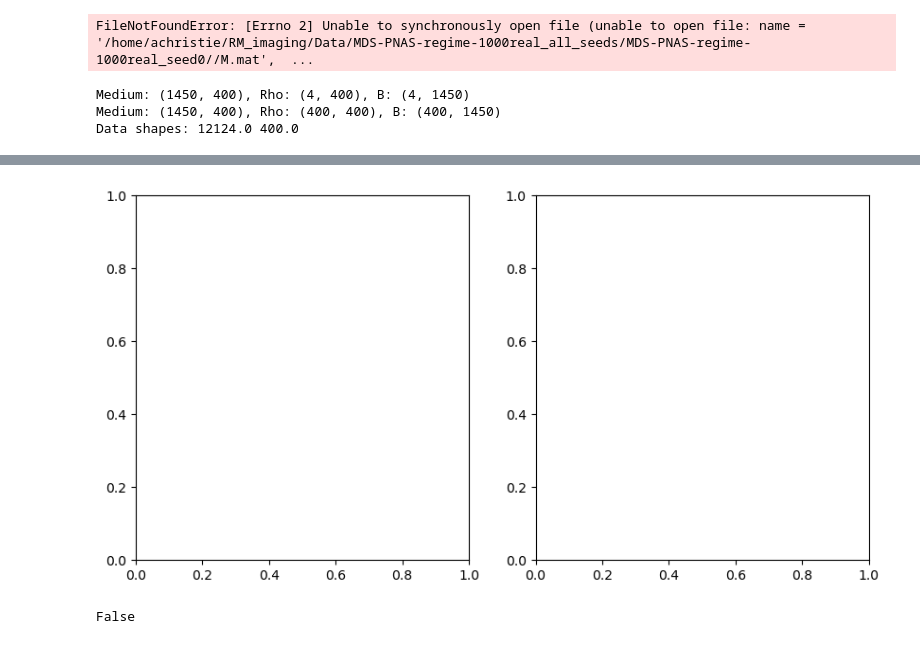
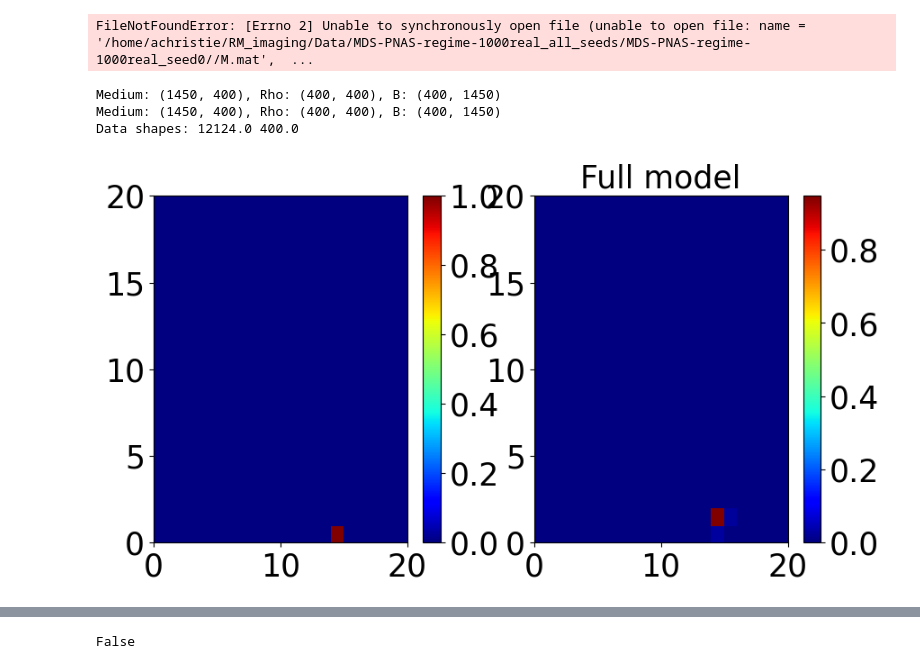
Before and after one commit to alexei-novikov/RM_imaging, a Jupyter notebook: multi_dict.ipynb, the cells around one changed output, grey strips where cells are left out. Drawn from its saved outputs; the diff is of its cells as text; code cells hidden in the pictures.

```diff
--- a/multi_dict.ipynb
+++ b/multi_dict.ipynb
@@ -560,7 +560,7 @@ FileNotFoundError: [Errno 2] Unable to synchronously open file (unable to open f
 ####Tests ordered on fully random data
 layers=[250,1000,750,500, 500, 300, 300, 400,800]
 data_path=os.path.join(cwd,'Data/PNAS-regime_all_seeds/PNAS-regime_seed0')
-labeled_data=40
+labeled_data=400
 training_data=H.data_rho_CC(data_path+'/train',labeled_data/80000,1)
 medium= np.array(mat73.loadmat(data_path+'/rtt.mat')['Artt'])
 device = torch.device("cuda" if torch.cuda.is_available() else "cpu")
@@ -571,31 +571,32 @@ print('Data shapes:', training_data[0][0].shape[0]/2, training_data.rho[0].shape
 Locat_orderer='/home/achristie/RM_imaging/models/CCorderer_fc_net.pt'
 orderer.load_state_dict(torch.load(Locat_orderer))
 data_path=os.path.join(cwd,'Data/MDS-PNAS-regime-1000real_all_seeds/MDS-PNAS-regime-1000real_seed0')
 
 training_data=H.data_rho_CC_IID(data_path+'/train',labeled_data/80000)
 orderer.to(device)
 trainloader=DataLoader(training_data,batch_size=400,shuffle=True,num_workers=0)
 orderer.eval()
 accuracy=0
 lossavg=0
 bce_loss_fn=nn.CrossEntropyLoss()
 for batch, (b,rho,num_targets) in enumerate(trainloader):
 
     b=b.to(device)
     rho=rho.to(device)
     rho_hat=orderer(b)
     rh, _=torch.split(rho, 400, dim=-1)
     bce_loss=bce_loss_fn(rho_hat.squeeze(), rh.squeeze())
     lossavg+=bce_loss.item()/len(trainloader)
     H.plot_2_imgs(rho, softmax(rho_hat.squeeze()),ind=5, figsize=5, scaling=None, xpix=20, ypix=20, font_size=25)
     curr_acc=H.accuracy(torch.round(softmax(rho_hat.squeeze())), rh.squeeze()).item()
     if curr_acc<1.0:
         print(curr_acc)
     accuracy+=H.accuracy(torch.round(softmax(rho_hat.squeeze())), rh.squeeze()).item()/len(trainloader)
 
 
 print(f'accuracy: {accuracy}, loss: {lossavg}')
 # %% [output]
-Medium: (1450, 400), Rho: (4, 400), B: (4, 1450)
+Medium: (1450, 400), Rho: (400, 400), B: (400, 1450)
 Medium: (1450, 400), Rho: (400, 400), B: (400, 1450)
 Data shapes: 12124.0 400.0
+[figure, new version]
@@ -603,4 +605,3 @@ IndexError: index 5 is out of bounds for dimension 0 with size 4
-[figure, old version]
 # %%
 data_path=os.path.join(cwd,'Data/PNAS-regime_all_seeds/PNAS-regime_seed0')
 medium1= np.array(mat73.loadmat(data_path+'/G_0.mat')['A0'])
```
Also changed, not shown: parts of 2 cells of this notebook.
